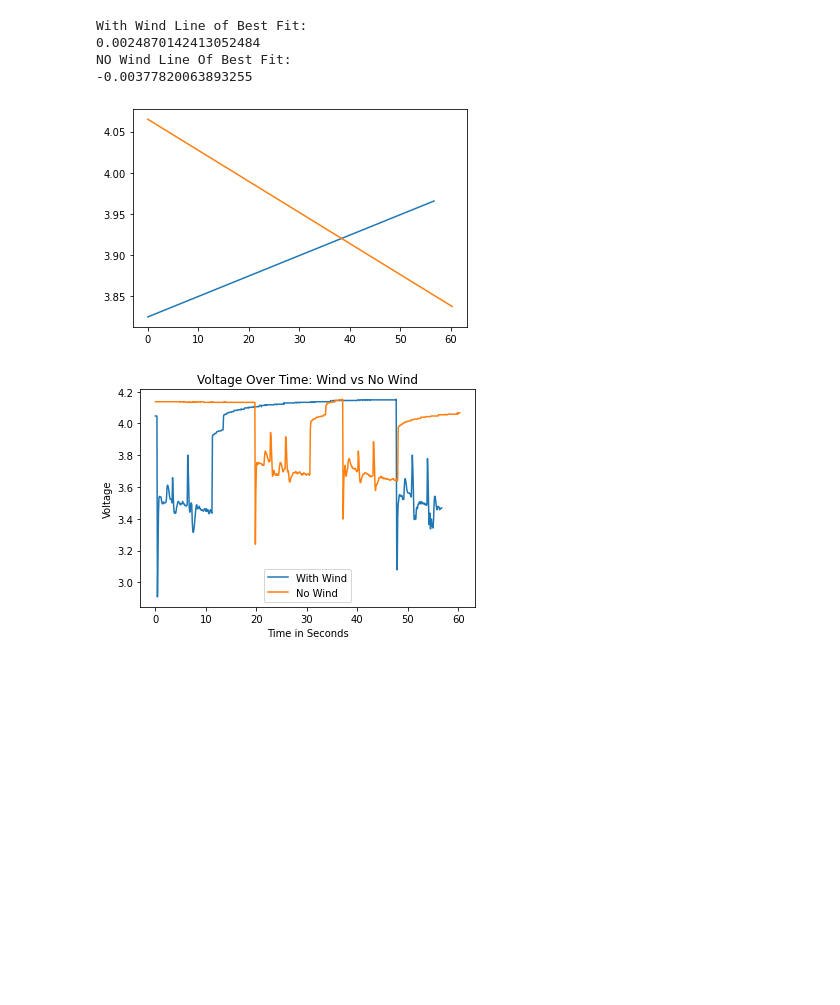
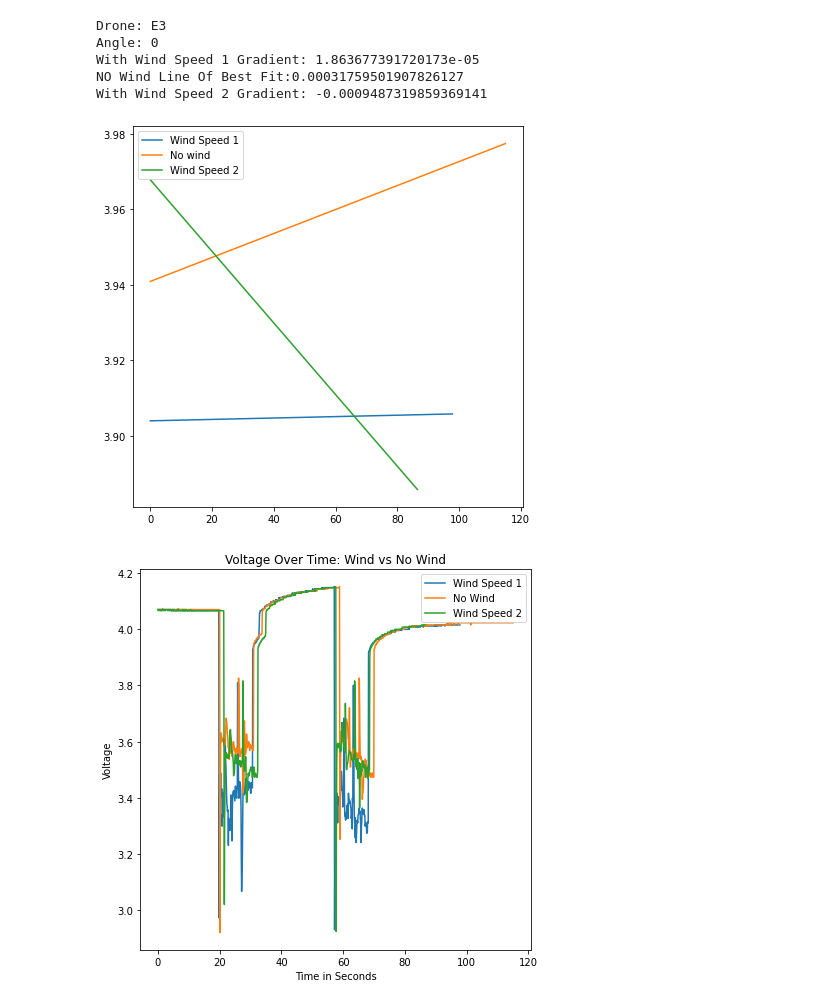
Before and after one commit to DwarfGiant26/crazyflie-lib-python, a Jupyter notebook: OurCodes/flying/DataVis/Sarah_Datavis.ipynb, the cells around one changed output. Saved outputs shown, nothing was run; the diff lists cells and outputs as text; code cells hidden in the pictures; blank space fills up the shorter version.

```diff
--- a/OurCodes/flying/DataVis/Sarah_Datavis.ipynb
+++ b/OurCodes/flying/DataVis/Sarah_Datavis.ipynb
@@ -103,44 +198,56 @@ plt.show()
 # %%
 # ---------------------------------------------------------------------------
-# -----------------------COMPARING GRADIENTS OF VOLTAGE----------------------
+# --------------------COMPARING LINE OF BEST FIT OF VOLTAGE------------------
 # ---------------------------------------------------------------------------
+# Line of best fit: Voltage Comparisons of No Wind, Wind Speed 1, Wind Speed 2
 
-# Line of best fit: Wind vs No Wind
-
-# Line of best with WITH wind.
-m, b = np.polyfit(dataE3["time.ms"], dataE3["pm.vbat"], 1)
-plt.plot(dataE3["time.ms"], m*dataE3["time.ms"]+b, label = "Wind")
-print("With Wind Line of Best Fit:")
-print(m)
+# Do duplicates for Drone E5 and E7
 
 # Line of best fit with NO Wind
+print("Drone: E3")
+print("Angle: "+str(angle))
+# Line of best with Wind Speed 1.
+m, b = np.polyfit(dataE3_wind1["time.ms"], dataE3_wind1["pm.vbat"], 1)
+plt.plot(dataE3_wind1["time.ms"], m*dataE3_wind1["time.ms"]+b, label = "Wind Speed 1")
+
+print("With Wind Speed 1 Gradient: "+str(m))
+
 m1, b1 = np.polyfit(dataE3_no_wind["time.ms"], dataE3_no_wind["pm.vbat"], 1)
-plt.plot(dataE3_no_wind["time.ms"], m1*dataE3_no_wind["time.ms"]+b1)
-print("NO Wind Line Of Best Fit:")
-print(m1)
+plt.plot(dataE3_no_wind["time.ms"], m1*dataE3_no_wind["time.ms"]+b1, label="No wind")
+print("NO Wind Line Of Best Fit:"+str(m1))
+
+# Line of best with Wind Speed 2.
+m2, b2 = np.polyfit(dataE3_wind2["time.ms"], dataE3_wind2["pm.vbat"], 1)
+plt.plot(dataE3_wind2["time.ms"], m2*dataE3_wind2["time.ms"]+b2, label = "Wind Speed 2")
+print("With Wind Speed 2 Gradient: " + str(m2))
+
+plt.legend()
+
 
 
 # gradient_plot.legend(["With Wind","No Wind"])
 # gradient_plot.set_title("Voltage Over Time: Gradient of Wind vs No Wind")
 # gradient_plot.set_xlabel("Time in Seconds")
 # gradient_plot.set_ylabel("Voltage")
 
 # Voltage graphs:
-batterygraph = dataE3.plot(x="time.ms", y="pm.vbat")
+batterygraph = dataE3_wind1.plot(x="time.ms", y="pm.vbat")
 dataE3_no_wind.plot(x="time.ms", y="pm.vbat", ax = batterygraph)
+dataE3_wind2.plot(x="time.ms", y="pm.vbat", ax = batterygraph)
+# batterygraph.set_ylim(3.3, 3.8)
+# batterygraph.set_xlim(15, 38)
 
-
-
-batterygraph.legend(["With Wind","No Wind", "Wind Gradient Best Fit", "NO Wind Best Fit"])
+batterygraph.legend(["Wind Speed 1","No Wind", "Wind Speed 2"])
 batterygraph.set_title("Voltage Over Time: Wind vs No Wind")
 batterygraph.set_xlabel("Time in Seconds")
 batterygraph.set_ylabel("Voltage")
 
 plt.show()
 # %% [output]
-With Wind Line of Best Fit:
-0.0024870142413052484
-NO Wind Line Of Best Fit:
--0.00377820063893255
+Drone: E3
+Angle: 0
+With Wind Speed 1 Gradient: 1.863677391720173e-05
+NO Wind Line Of Best Fit:0.00031759501907826127
+With Wind Speed 2 Gradient: -0.0009487319859369141
-[figure, old version]
+[figure, new version]
-[figure, old version]
+[figure, new version]
```
Also changed, not shown: parts of 16 cells of this notebook, 29 other files.
